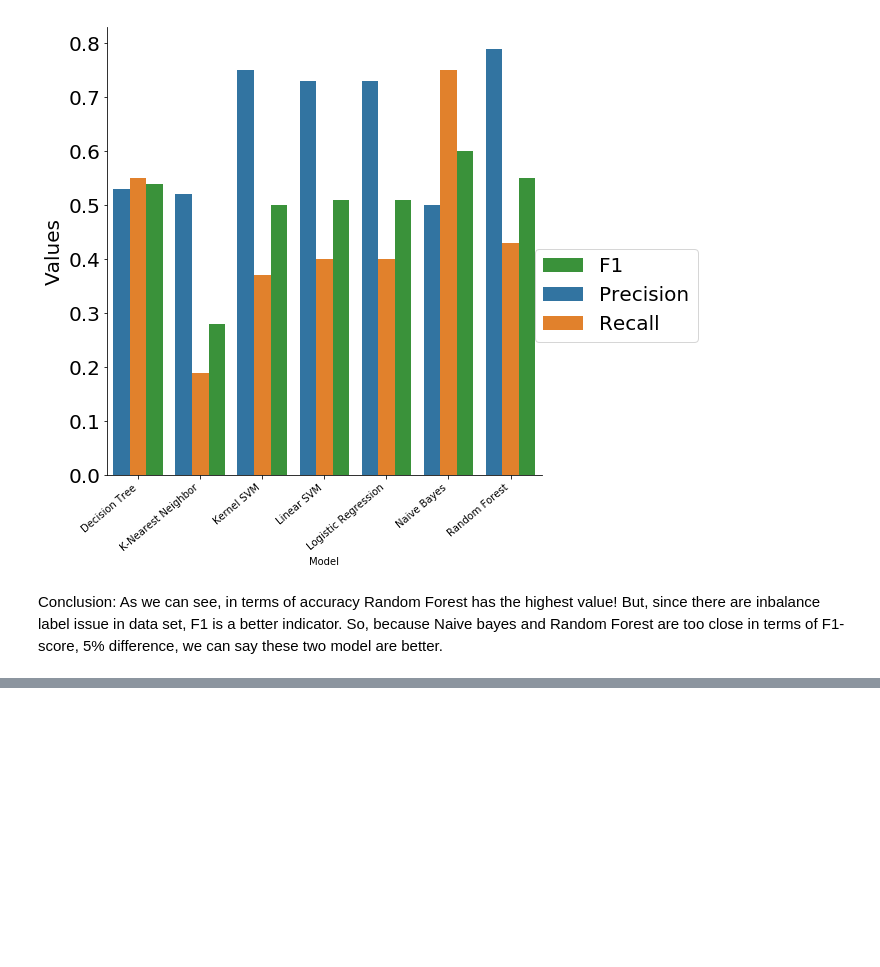
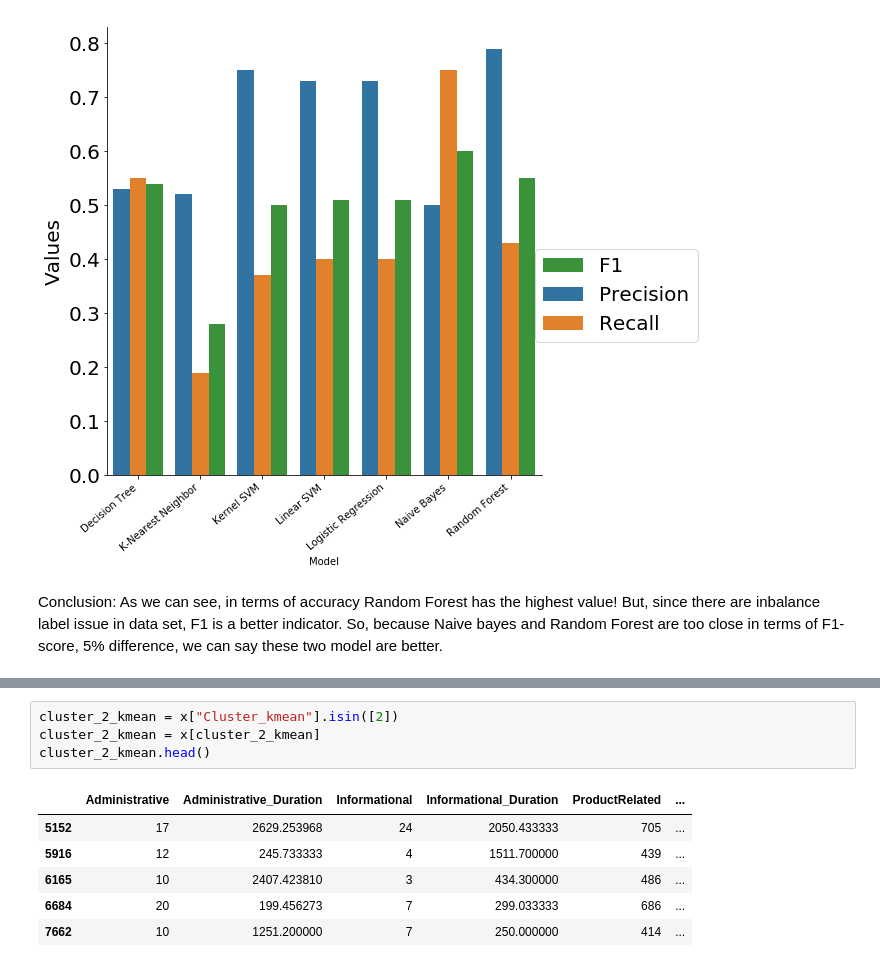
Before and after one commit to nghane/Machine-Learning, a Jupyter notebook: OnlineShopperIntentionDataAnalysisAndModeling.ipynb, the cells around one changed output, grey strips where cells are left out. Drawn from its saved outputs; the diff is of its cells as text; blank space fills up the shorter version.

```diff
--- a/OnlineShopperIntentionDataAnalysisAndModeling.ipynb
+++ b/OnlineShopperIntentionDataAnalysisAndModeling.ipynb
@@ -731,0 +837,11 @@ Conclusion:
+# %%
+cluster_2_kmean = x["Cluster_kmean"].isin([2])
+cluster_2_kmean = x[cluster_2_kmean]
+cluster_2_kmean.head()
+# %% [output]
+|  | Administrative | Administrative_Duration | Informational | Informational_Duration | ProductRelated | ... |
+| 5152 | 17 | 2629.253968 | 24 | 2050.433333 | 705 | ... |
+| 5916 | 12 | 245.733333 | 4 | 1511.700000 | 439 | ... |
+| 6165 | 10 | 2407.423810 | 3 | 434.300000 | 486 | ... |
+| 6684 | 20 | 199.456273 | 7 | 299.033333 | 686 | ... |
+| 7662 | 10 | 1251.200000 | 7 | 250.000000 | 414 | ... |
```
Also changed, not shown: parts of 27 cells of this notebook.
